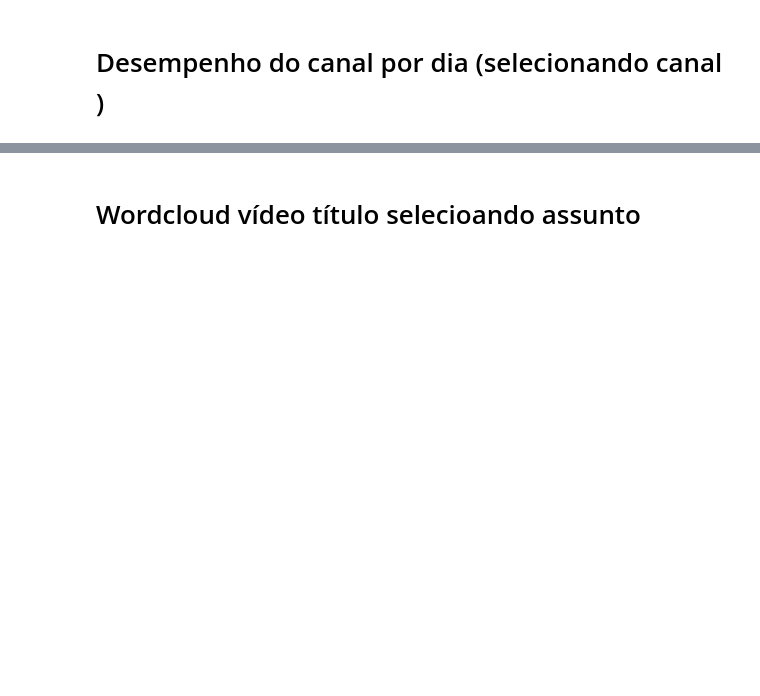
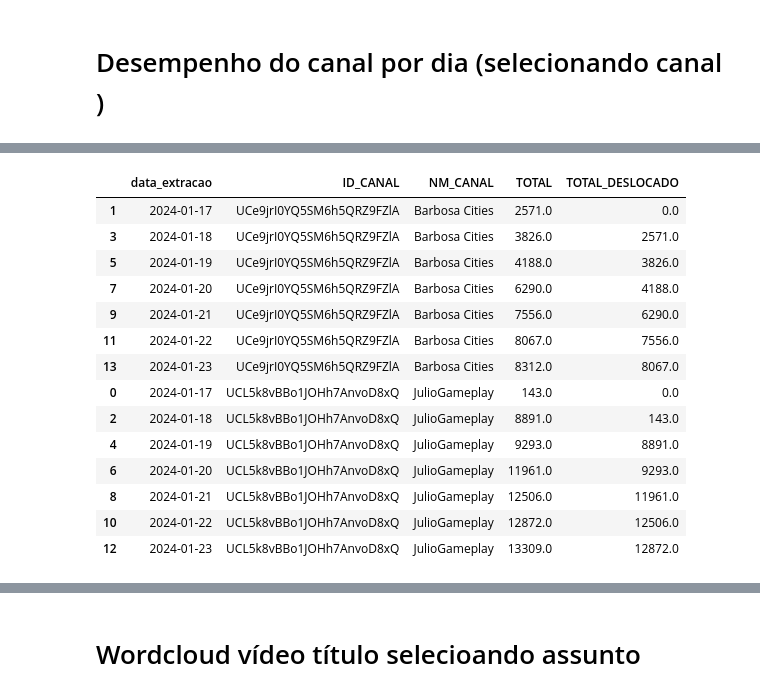
Before and after one commit to rodrigorocha1/analise_dados_youtube, a Jupyter notebook: notebooks_v2/visualizacoes.ipynb, the cells around one changed output, grey strips where cells are left out. Drawn from its saved outputs; the diff is of its cells as text; code cells hidden in the pictures; blank space fills up the shorter version.

```diff
--- a/notebooks_v2/visualizacoes.ipynb
+++ b/notebooks_v2/visualizacoes.ipynb
@@ -707,0 +740,4 @@ base_desempenho_canal = base_completa.query('ID_CANAL == "UCL5k8vBBo1JOHh7AnvoD8
+# %%
+base_canal[['ID_CANAL', 'NM_CANAL', 'ID_VIDEO', 'TURNO_EXTRACAO', ]] = base_canal[['ID_CANAL', 'NM_CANAL', 'ID_VIDEO', 'TURNO_EXTRACAO']].astype('string')
+base_canal['data_extracao'] = pd.to_datetime(base_canal['data_extracao'], format='%Y-%m-%d').dt.date
+base_canal.info()
@@ -707,0 +759,25 @@ base_desempenho_canal = base_completa.query('ID_CANAL == "UCL5k8vBBo1JOHh7AnvoD8
+# %%
+base_canal =  base_canal.groupby(['data_extracao', 'ID_CANAL', 'NM_CANAL']) \
+    .agg(TOTAL=(metrica, 'max')).reset_index().sort_values(by=['NM_CANAL'])
+# %%
+base_canal['TOTAL_DESLOCADO'] = (base_canal.groupby('NM_CANAL')['TOTAL'].shift(1))
+base_canal.fillna(0, axis=1, inplace=True)
+base_canal[['TOTAL_DESLOCADO', 'TOTAL']] = base_canal[['TOTAL_DESLOCADO', 'TOTAL']].astype('float32')
+base_canal[['data_extracao', 'ID_CANAL',  'NM_CANAL']] = base_canal[['data_extracao', 'ID_CANAL', 'NM_CANAL']].astype('string')
+base_canal
+# %% [output]
+|  | data_extracao | ID_CANAL | NM_CANAL | TOTAL | TOTAL_DESLOCADO |
+| 1 | 2024-01-17 | UCe9jrI0YQ5SM6h5QRZ9FZlA | Barbosa Cities | 2571.0 | 0.0 |
+| 3 | 2024-01-18 | UCe9jrI0YQ5SM6h5QRZ9FZlA | Barbosa Cities | 3826.0 | 2571.0 |
+| 5 | 2024-01-19 | UCe9jrI0YQ5SM6h5QRZ9FZlA | Barbosa Cities | 4188.0 | 3826.0 |
+| 7 | 2024-01-20 | UCe9jrI0YQ5SM6h5QRZ9FZlA | Barbosa Cities | 6290.0 | 4188.0 |
+| 9 | 2024-01-21 | UCe9jrI0YQ5SM6h5QRZ9FZlA | Barbosa Cities | 7556.0 | 6290.0 |
+| 11 | 2024-01-22 | UCe9jrI0YQ5SM6h5QRZ9FZlA | Barbosa Cities | 8067.0 | 7556.0 |
+| 13 | 2024-01-23 | UCe9jrI0YQ5SM6h5QRZ9FZlA | Barbosa Cities | 8312.0 | 8067.0 |
+| 0 | 2024-01-17 | UCL5k8vBBo1JOHh7AnvoD8xQ | JulioGameplay | 143.0 | 0.0 |
+| 2 | 2024-01-18 | UCL5k8vBBo1JOHh7AnvoD8xQ | JulioGameplay | 8891.0 | 143.0 |
+| 4 | 2024-01-19 | UCL5k8vBBo1JOHh7AnvoD8xQ | JulioGameplay | 9293.0 | 8891.0 |
+| 6 | 2024-01-20 | UCL5k8vBBo1JOHh7AnvoD8xQ | JulioGameplay | 11961.0 | 9293.0 |
+| 8 | 2024-01-21 | UCL5k8vBBo1JOHh7AnvoD8xQ | JulioGameplay | 12506.0 | 11961.0 |
+| 10 | 2024-01-22 | UCL5k8vBBo1JOHh7AnvoD8xQ | JulioGameplay | 12872.0 | 12506.0 |
+| 12 | 2024-01-23 | UCL5k8vBBo1JOHh7AnvoD8xQ | JulioGameplay | 13309.0 | 12872.0 |
```
Also changed, not shown: parts of 9 cells of this notebook, 2 other files.
